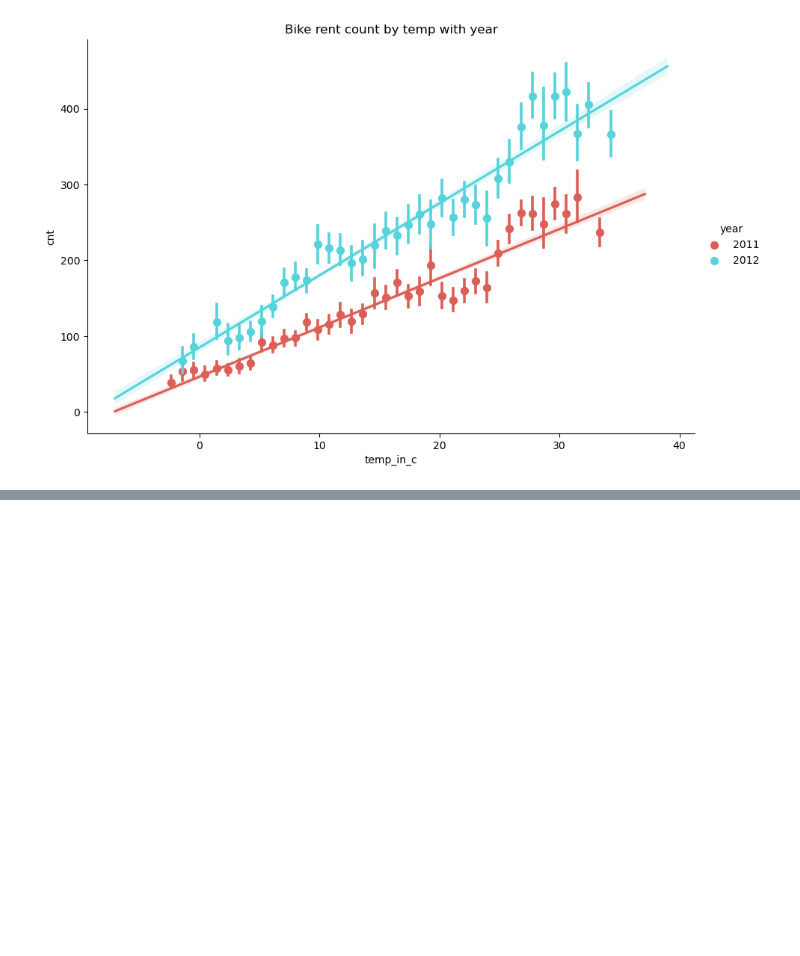
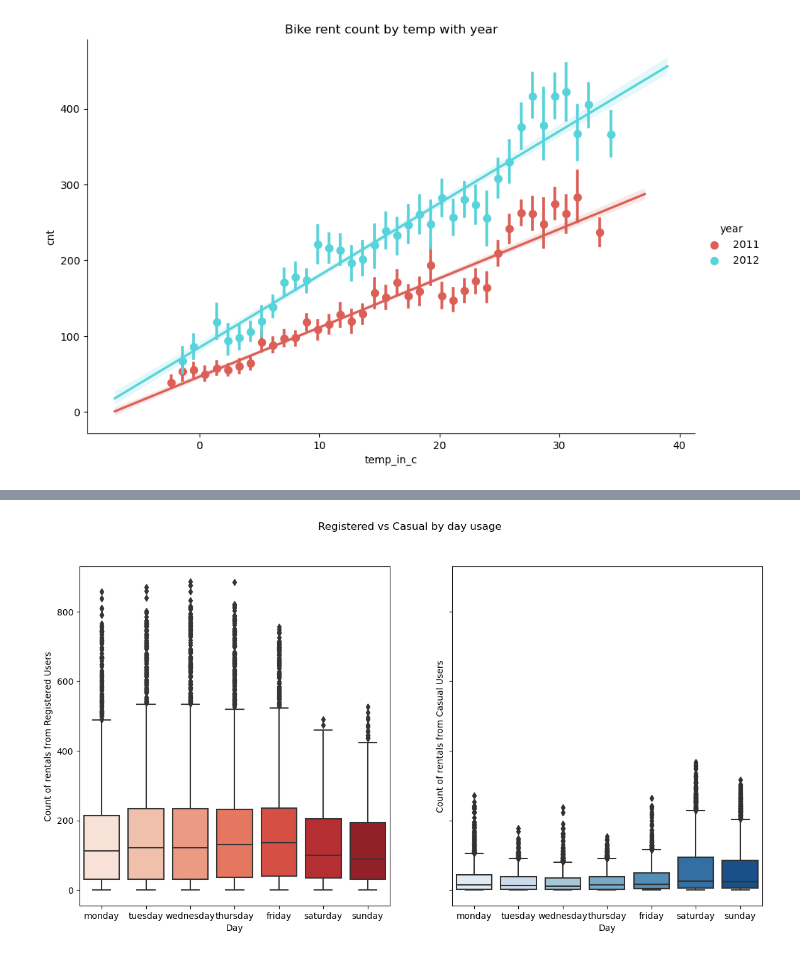
Before and after one commit to cdb8675309/Sprint-1, a Jupyter notebook: P3_S1.ipynb, the cells around one changed output, grey strips where cells are left out. Cells and saved outputs as stored; diff of their text form; code cells hidden in the pictures; blank space fills up the shorter version.

```diff
--- a/P3_S1.ipynb
+++ b/P3_S1.ipynb
@@ -541,0 +548,19 @@ plt.show()
+# %%
+#Registered vs Casual by day usage box
+fig, ax = plt.subplots(1, 2, sharey=True, figsize=(14,7))
+xorder=[ 'monday', 'tuesday', 'wednesday', 'thursday', 'friday', 'saturday', 'sunday']
+
+sns.boxplot(data=cabi_hr, x='dayname', y='registered', ax=ax[0], palette=("Reds"), order=xorder)
+sns.boxplot(data=cabi_hr, x='dayname', y='casual', ax=ax[1], palette="Blues", order=xorder)
+
+fig.suptitle('Registered vs Casual by day usage')
+
+ax[0].set(xlabel = 'Day',
+          ylabel = 'Count of rentals from Registered Users')
+
+ax[1].set(xlabel = 'Day',
+          ylabel = 'Count of rentals from Casual Users')
+
+plt.show()
+# %% [output]
+[figure, added]
```
Also changed, not shown: parts of 15 cells of this notebook.
